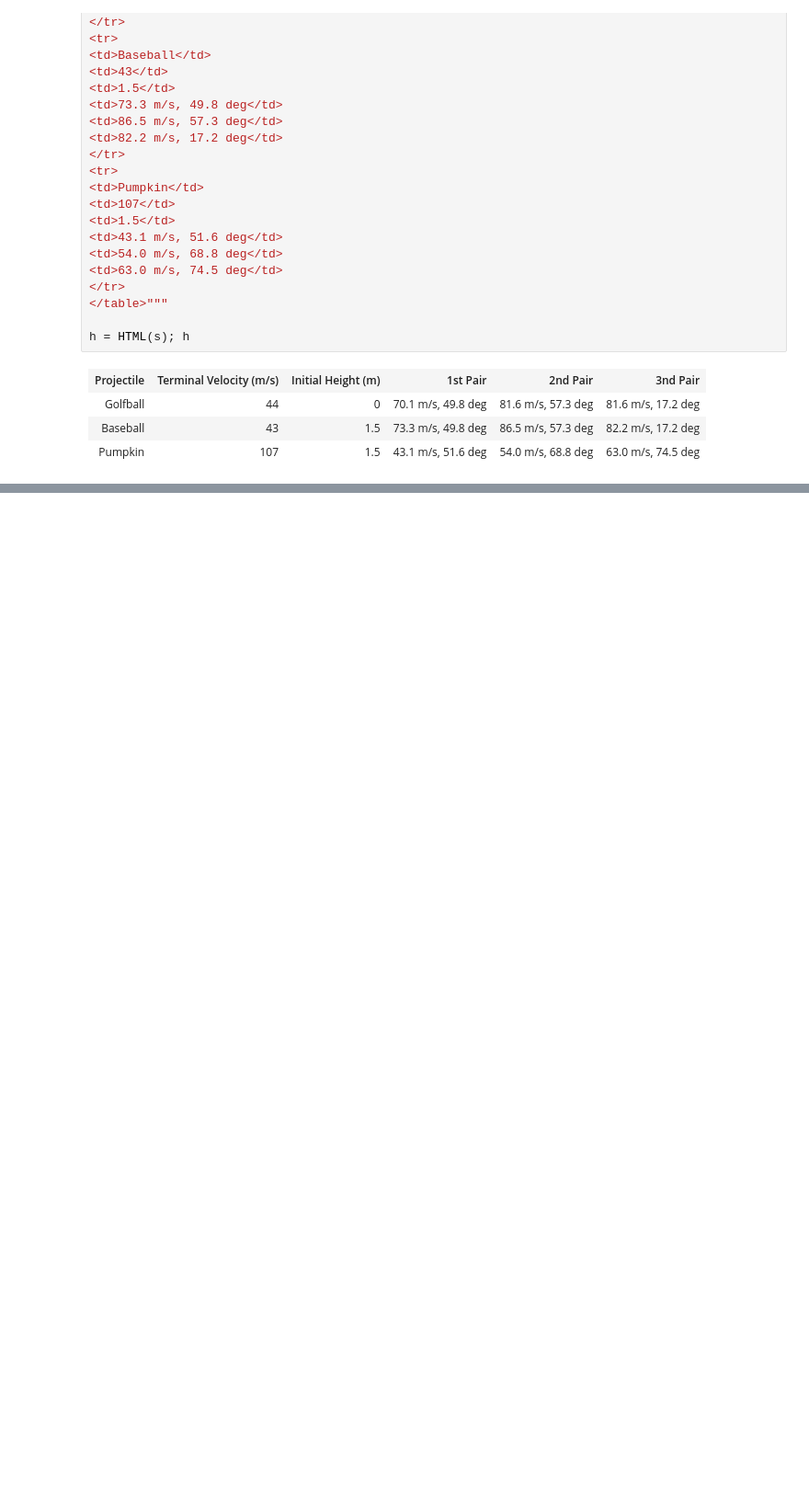
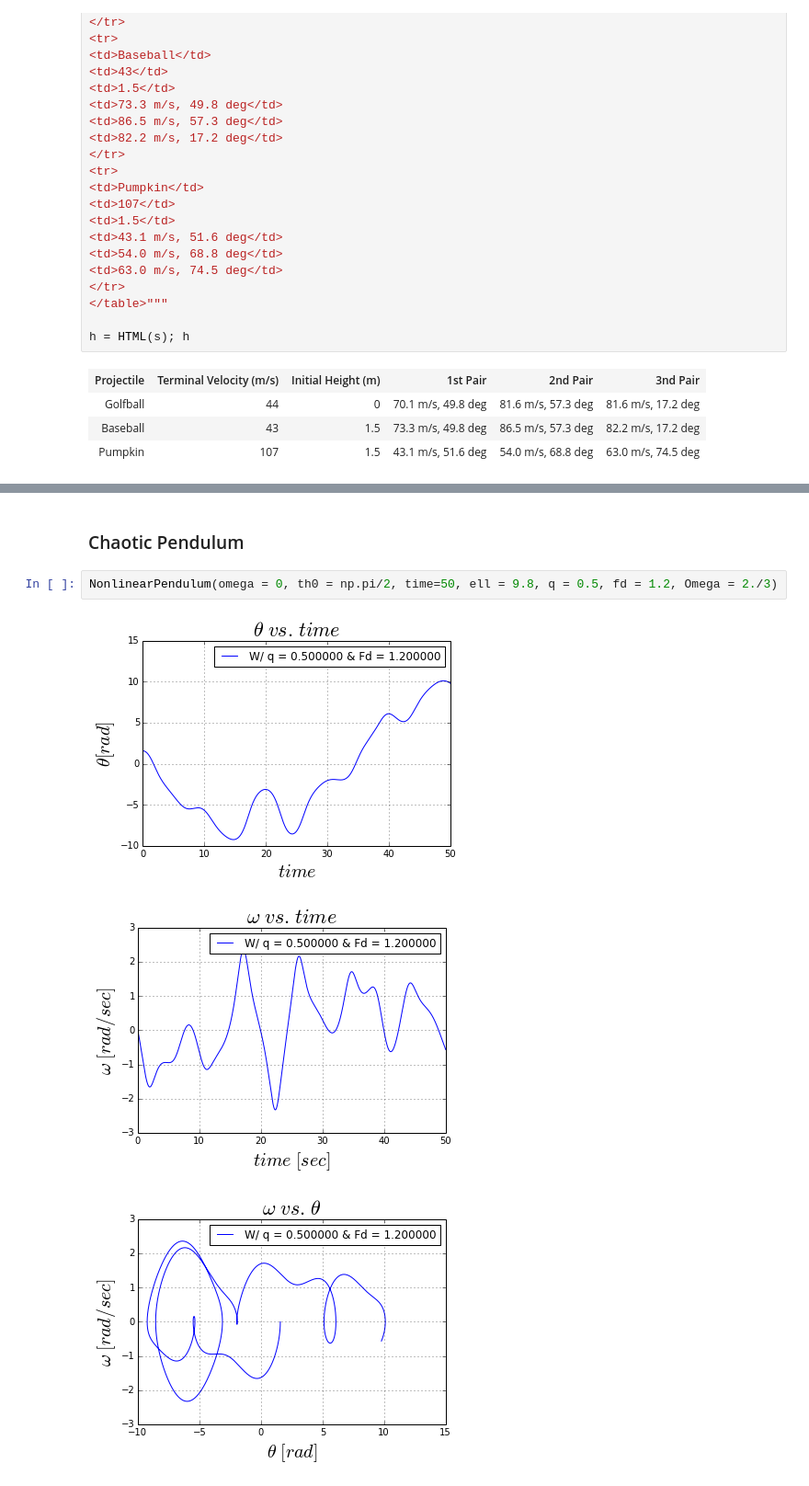
Before and after one commit to lhorowit/PHYS202-S14, a Jupyter notebook: SciPy/ODEExercises.ipynb, the cells around one changed output, grey strips where cells are left out. Shown at 92% size. Cells and saved outputs as stored; diff of their text form; blank space fills up the shorter version.

```diff
--- a/SciPy/ODEExercises.ipynb
+++ b/SciPy/ODEExercises.ipynb
@@ -516,0 +627,8 @@ h = HTML(s); h
+# %% [markdown]
+### Chaotic Pendulum
+# %%
+NonlinearPendulum(omega = 0, th0 = np.pi/2, time=50, ell = 9.8, q = 0.5, fd = 1.2, Omega = 2./3)
+# %% [output]
+[figure, added]
+[figure, added]
+[figure, added]
```
Also changed, not shown: parts of 11 cells of this notebook.
